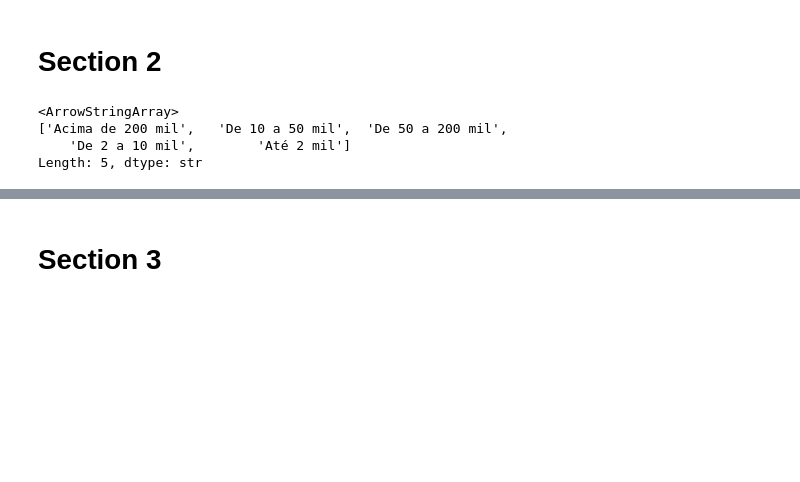
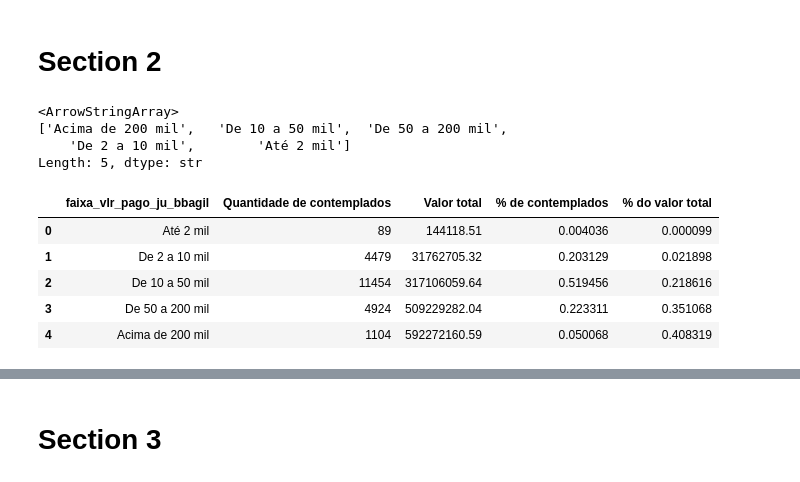
Before and after one commit to SGE-Subsecretaria-de-Gestao-Estrategica/pnab-data-vis, a Jupyter notebook: src/notebooks/gabriel_create_csv.ipynb, the cells around one changed output, grey strips where cells are left out. Saved outputs shown, nothing was run; the diff lists cells and outputs as text; code cells hidden in the pictures; blank space fills up the shorter version.

```diff
--- a/src/notebooks/gabriel_create_csv.ipynb
+++ b/src/notebooks/gabriel_create_csv.ipynb
@@ -219,6 +232,15 @@ Length: 5, dtype: str
 # %%
 df_faixa_valor = territorial.aggregate_faixa_valor_ju_by(df_cubo=df_cubo_x)
 # df_faixa_valor.to_csv(settings.DATA_PATH_SECTION2 / 'values_range_by_brazil_v2.csv')
+# %%
+df_faixa_valor
+# %% [output]
+|  | faixa_vlr_pago_ju_bbagil | Quantidade de contemplados | Valor total | % de contemplados | % do valor total |
+| 0 | Até 2 mil | 89 | 144118.51 | 0.004036 | 0.000099 |
+| 1 | De 2 a 10 mil | 4479 | 31762705.32 | 0.203129 | 0.021898 |
+| 2 | De 10 a 50 mil | 11454 | 317106059.64 | 0.519456 | 0.218616 |
+| 3 | De 50 a 200 mil | 4924 | 509229282.04 | 0.223311 | 0.351068 |
+| 4 | Acima de 200 mil | 1104 | 592272160.59 | 0.050068 | 0.408319 |
 # %%
 df_faixa_valor = territorial.aggregate_faixa_valor_ju_by(df_cubo=df_cubo_x, by_filter='ESTADO')
 df_faixa_valor.to_csv(settings.DATA_PATH_SECTION2 / 'values_range_by_state_v2.csv')
```
Also changed, not shown: parts of 13 cells of this notebook, 6 other files.
